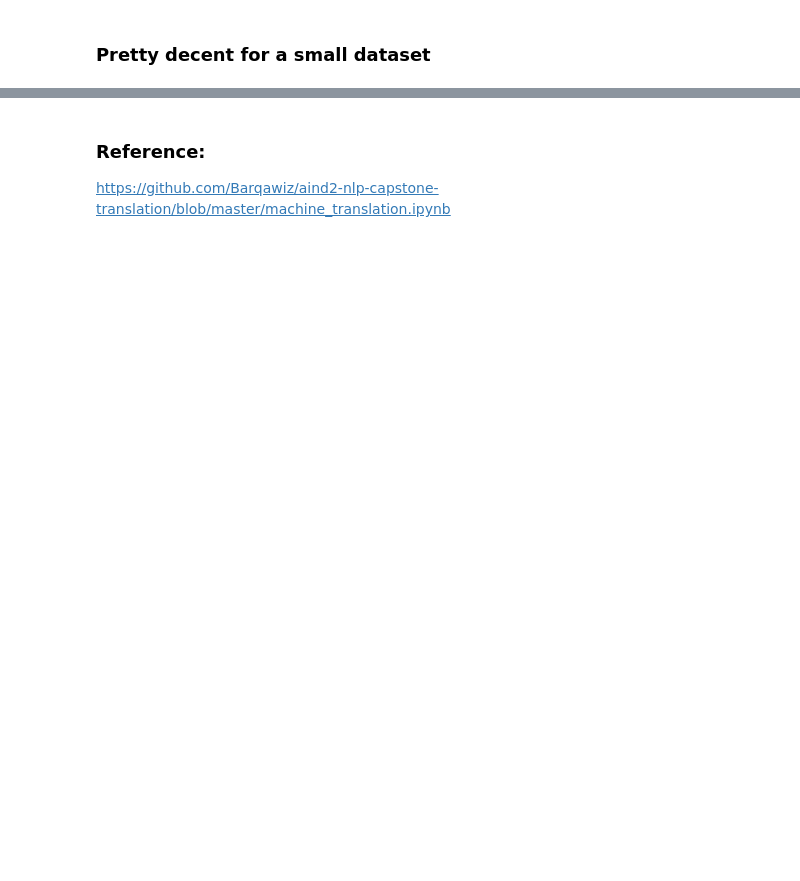
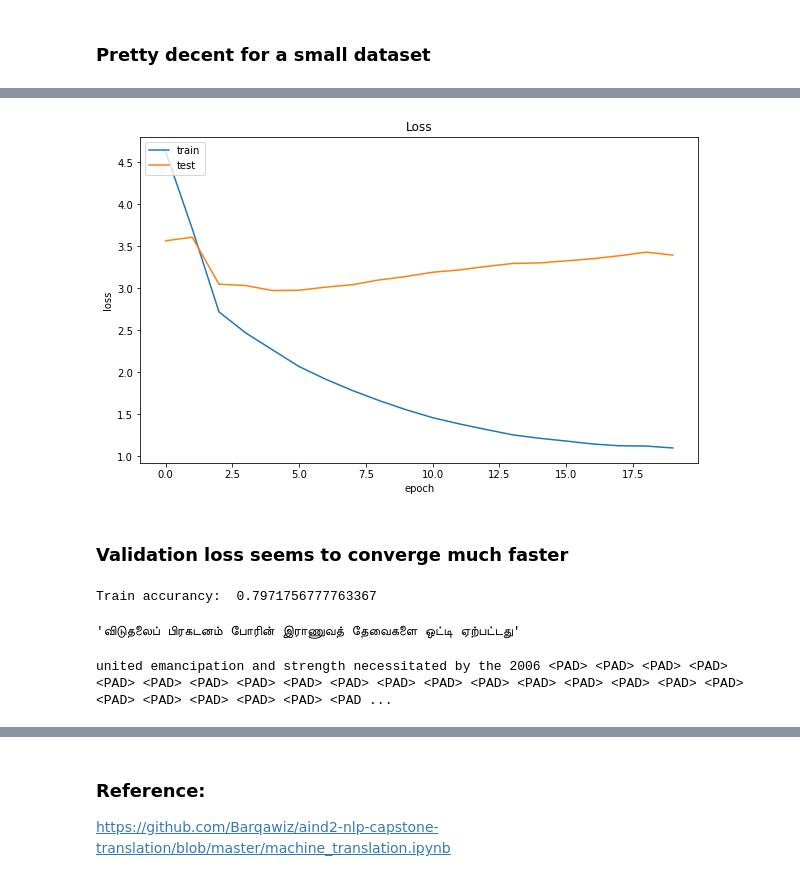
Before and after one commit to Sangarshanan/Neural-Language-Translation, a Jupyter notebook: Neural translation.ipynb, the cells around one changed output, grey strips where cells are left out. Drawn from its saved outputs; the diff is of its cells as text; code cells hidden in the pictures; blank space fills up the shorter version.

```diff
--- a/Neural translation.ipynb
+++ b/Neural translation.ipynb
@@ -367,0 +392,18 @@ the the the the petroleum response response response a a a a a a a a a a the a o
+# %%
+from keras.layers.embeddings import Embedding
+from keras.layers import LSTM
+
+def embed_model(input_shape, output_sequence_length, tamil_vocab_size, english_vocab_size, learning_rate=0.1):
+    model = Sequential()
+    model.add(Embedding(max(tamil_vocab_size, english_vocab_size) ,128 , input_length=output_sequence_length))
+    model.add(LSTM(128, dropout=0.1, return_sequences=True))
+    model.add(Dense(english_vocab_size, activation='softmax'))
+    model.summary()
+    model.compile(loss=sparse_categorical_crossentropy,
+                  optimizer=Adam(learning_rate),
+                  metrics=['accuracy'])
+
+    return model
+# %%
+#reshaping the input for processing embeddings
+tmp_x = pad(preproc_tamil_sentences, preproc_english_sentences.shape[1])
@@ -367,0 +414,10 @@ the the the the petroleum response response response a a a a a a a a a a the a o
+# %%
+embed_rnn_model = embed_model(
+    tmp_x.shape,
+    preproc_english_sentences.shape[1],
+    len(tamil_tokenizer.word_index)+1,
+    len(english_tokenizer.word_index)+1)
+if os.path.exists(os.path.join("cache", "LSTM.h5"))== False:
+    embedrnn = embed_rnn_model.fit(tmp_x, preproc_english_sentences, batch_size=100, epochs=20, validation_split=0.2)
+else:
+    embed_rnn_model = load_model(os.path.join("cache", "LSTM.h5"))
@@ -367,0 +444,27 @@ the the the the petroleum response response response a a a a a a a a a a the a o
+# %%
+import matplotlib.pyplot as plt
+plt.figure(figsize=(10,6))
+plt.plot(embedrnn.history['loss'])
+plt.plot(embedrnn.history['val_loss'])
+plt.title('Loss')
+plt.ylabel('loss')
+plt.xlabel('epoch')
+plt.legend(['train', 'test'], loc='upper left')
+plt.show()
+# %% [output]
+[figure, added]
+# %% [markdown]
+### Validation loss seems to converge much faster
+# %%
+score = embed_rnn_model.evaluate(tmp_x, preproc_english_sentences, verbose=0)
+print("Train accurancy: ", score[1])
+# %% [output]
+Train accurancy:  0.7971756777763367
+# %%
+x[15]
+# %% [output]
+'விடுதலைப் பிரகடனம் போரின் இராணுவத் தேவைகளை ஒட்டி ஏற்பட்டது'
+# %%
+print(logits_to_text(embed_rnn_model.predict(tmp_x[:16])[15], english_tokenizer))
+# %% [output]
+united emancipation and strength necessitated by the 2006 <PAD> <PAD> <PAD> <PAD> <PAD> <PAD> <PAD> <PAD> <PAD> <PAD> <PAD> <PAD> <PAD> <PAD> <PAD> <PAD> <PAD> <PAD> <PAD> <PAD> <PAD> <PAD> <PAD> <PAD ...
```
Also changed, not shown: parts of 86 cells of this notebook, 5 other files.
